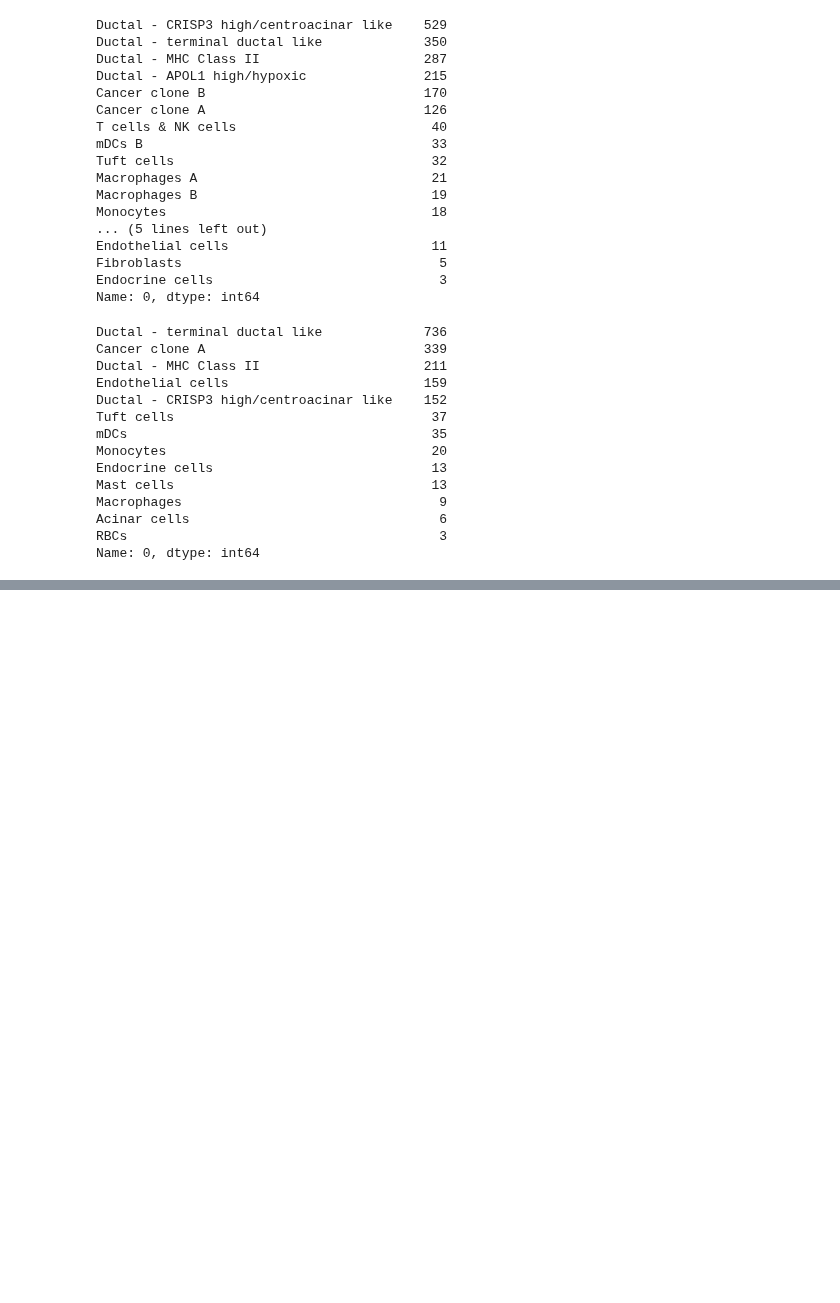
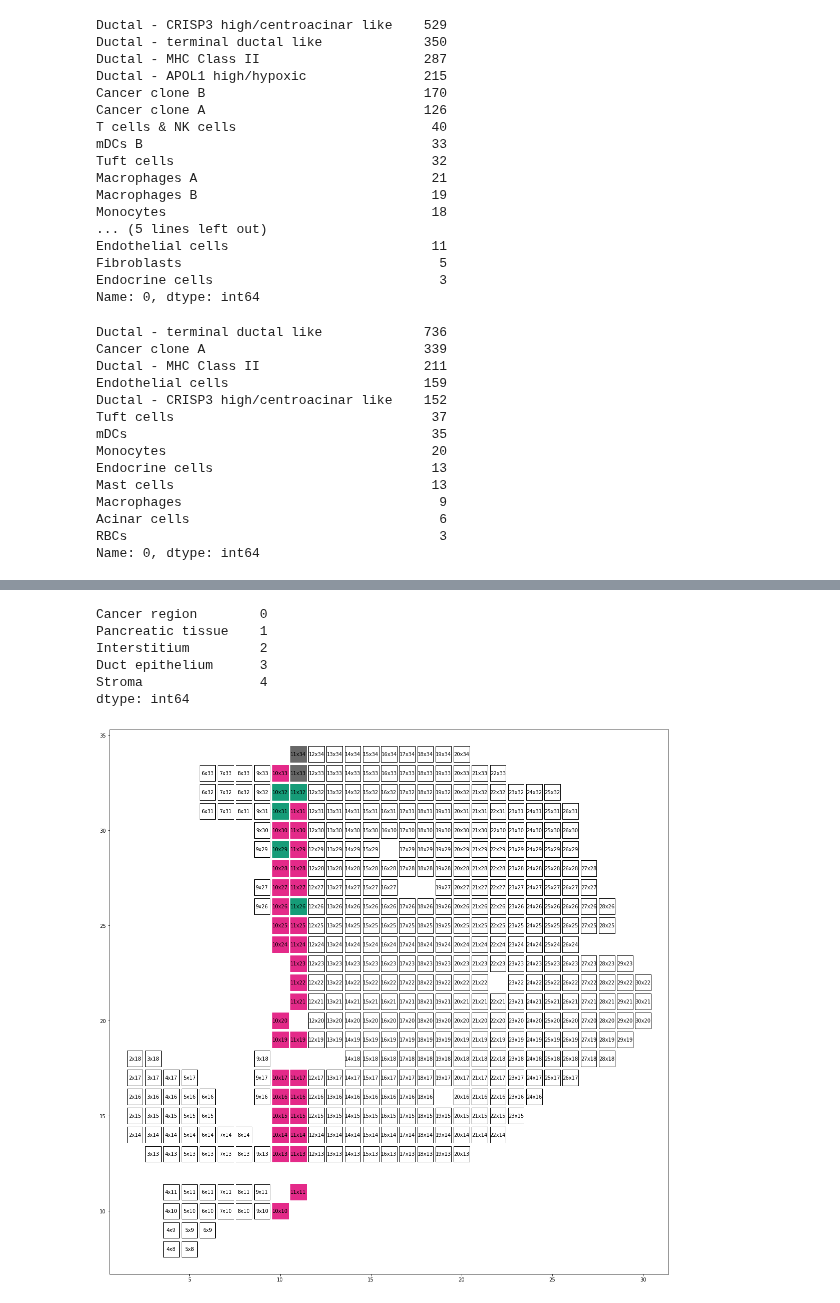
Before and after one commit to williamrobotma/AGrEDA, a Jupyter notebook: pdac_eda.ipynb, the cells around one changed output, grey strips where cells are left out. Saved outputs shown, nothing was run; the diff lists cells and outputs as text; code cells hidden in the pictures; blank space fills up the shorter version.

Commit message:
added helper for annotating PDAC data from figures

```diff
--- a/pdac_eda.ipynb
+++ b/pdac_eda.ipynb
@@ -91,0 +78,79 @@ print(pdac_a_st.index.tolist())
+# %%
+cluster_assignments = [
+    "Cancer region",
+    "Pancreatic tissue",
+    "Interstitium",
+    "Duct epithelium",
+    "Stroma",
+]
+cluster_to_ordinal = {c: i for i, c in enumerate(cluster_assignments)}
+cluster_to_rgb = {
+    "Cancer region": "#686868",
+    "Pancreatic tissue": "#7670b0",
+    "Interstitium": "#8dccc2",
+    "Duct epithelium": "#e42a89",
+    "Stroma": "#169c78",
+}
+pd.Series(cluster_to_ordinal)
+# %% [output]
+Cancer region        0
+Pancreatic tissue    1
+Interstitium         2
+Duct epithelium      3
+Stroma               4
+dtype: int64
+# %%
+coords_a.loc["10x10", "cluster"] = 3
+coords_a.loc["10x13", "cluster"] = 3
+coords_a.loc["10x14", "cluster"] = 3
+coords_a.loc["10x15", "cluster"] = 3
+coords_a.loc["10x16", "cluster"] = 3
+coords_a.loc["10x17", "cluster"] = 3
+coords_a.loc["10x19", "cluster"] = 3
+coords_a.loc["10x20", "cluster"] = 3
+coords_a.loc["10x24", "cluster"] = 3
+coords_a.loc["10x25", "cluster"] = 3
+coords_a.loc["10x26", "cluster"] = 3
+coords_a.loc["10x27", "cluster"] = 3
+coords_a.loc["10x28", "cluster"] = 3
+coords_a.loc["10x29", "cluster"] = 4
+coords_a.loc["10x30", "cluster"] = 3
+coords_a.loc["10x31", "cluster"] = 4
+coords_a.loc["10x32", "cluster"] = 4
+coords_a.loc["10x33", "cluster"] = 3
+# %%
+
+coords_a.loc["11x11", "cluster"] = 3
+coords_a.loc["11x13", "cluster"] = 3
+coords_a.loc["11x14", "cluster"] = 3
+coords_a.loc["11x15", "cluster"] = 3
+coords_a.loc["11x16", "cluster"] = 3
+coords_a.loc["11x17", "cluster"] = 3
+coords_a.loc["11x19", "cluster"] = 3
+coords_a.loc["11x21", "cluster"] = 3
+coords_a.loc["11x22", "cluster"] = 3
+coords_a.loc["11x23", "cluster"] = 3
+coords_a.loc["11x24", "cluster"] = 3
+coords_a.loc["11x25", "cluster"] = 3
+coords_a.loc["11x26", "cluster"] = 4
+coords_a.loc["11x27", "cluster"] = 3
+coords_a.loc["11x28", "cluster"] = 3
+coords_a.loc["11x29", "cluster"] = 3
+coords_a.loc["11x30", "cluster"] = 3
+coords_a.loc["11x31", "cluster"] = 3
+coords_a.loc["11x32", "cluster"] = 4
+coords_a.loc["11x33", "cluster"] = 0
+coords_a.loc["11x34", "cluster"] = 0
+# coords_a.iloc[0:20]
+fig, axs = plt.subplots(1,1, figsize=(20, 20))
+for col_name, coords in coords_a.iterrows():
+    if not pd.isna(coords["cluster"]):
+        spot_colour = cluster_to_rgb[cluster_assignments[coords["cluster"]]]
+        facecolor = spot_colour
+    else:
+        spot_colour = "k"
+        facecolor = "none"
+    axs.scatter(coords[0], coords[1], marker="s", s=1000,facecolors=facecolor, edgecolors=spot_colour)
+    axs.text(coords[0], coords[1], col_name, ha="center", va="center")
+# %% [output]
+[figure, added]
```
Also changed, not shown: parts of 3 cells of this notebook.
